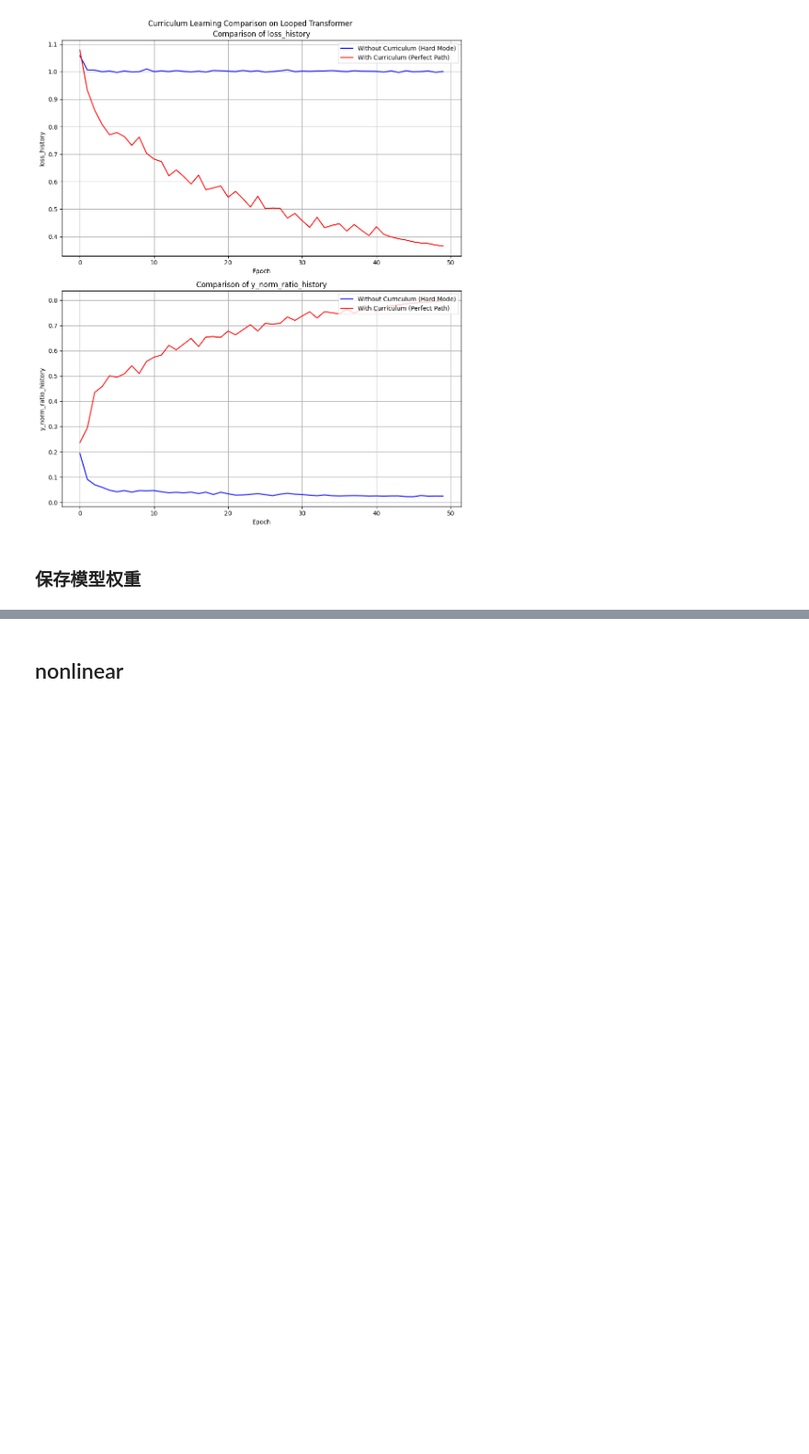
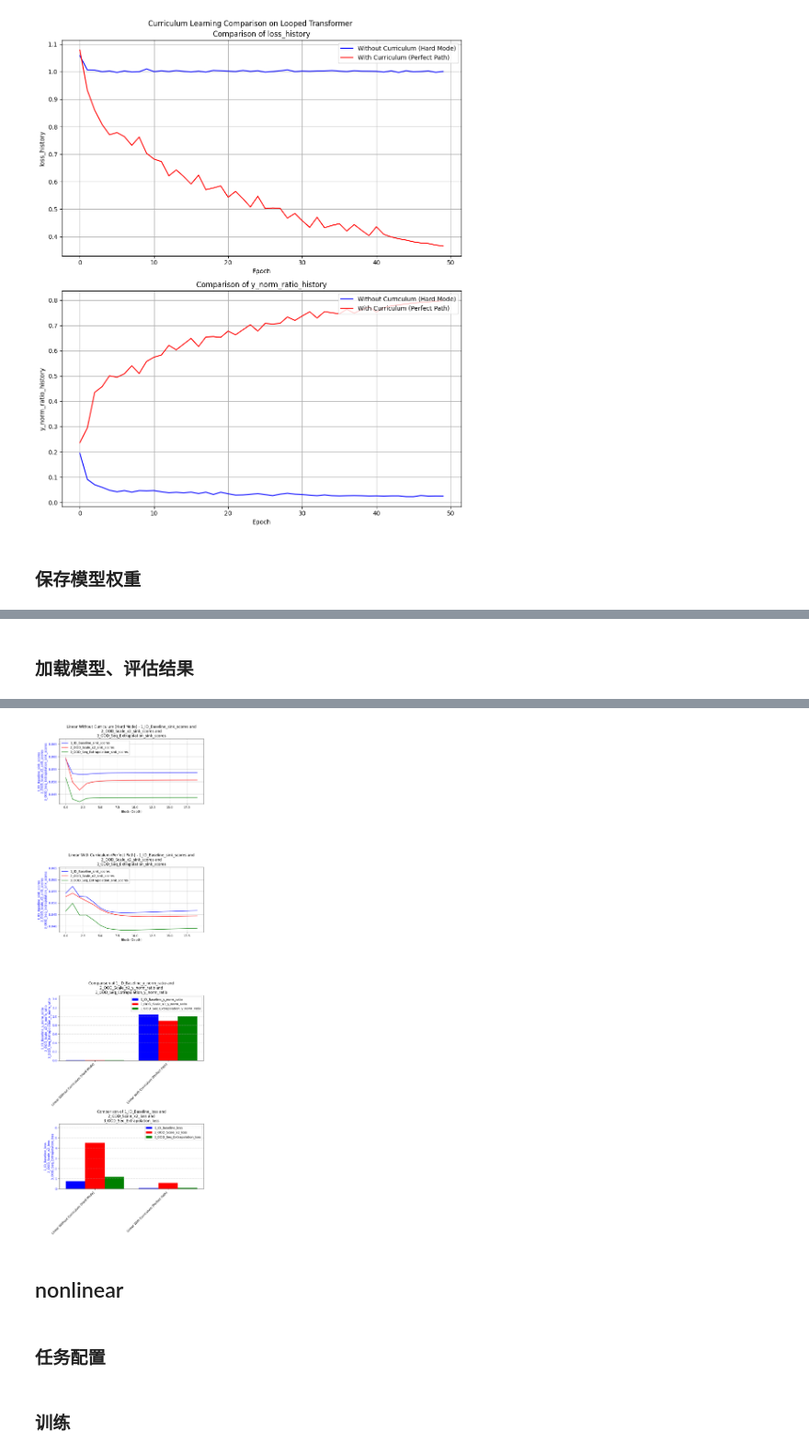
Before and after one commit to Bruce-lhq/looped-transformer-ablation-lab, a Jupyter notebook: Looped_Transformer.ipynb, the cells around one changed output, grey strips where cells are left out. Shown at 92% size. Cells and saved outputs as stored; diff of their text form; code cells hidden in the pictures; blank space fills up the shorter version.

Commit message:
添加了save_checkpoint与load_checkpoint功能,支持断点续训与评估

```diff
--- a/Looped_Transformer.ipynb
+++ b/Looped_Transformer.ipynb
@@ -1006,6 +1091,7 @@ def default_setup(manual=None):
         optimizer_type='adamw',         # str: 优化器类型 ('adam' 或 'sgd'或 'adamw')
         wd_adamw=0.01,                  # float: AdamW优化器的权重衰减系数，仅当optimizer_type='adamw'时有效
         task='regression',              # str: 任务类型 ('regression')
+        load_path=None,                 # str or 'auto'(指'saved_checkpoints/<safe_experiment_name>.pth') or None: 预训练模型路径 (None表示不加载预训练模型)
     )
 
     train_parameters = dict(
@@ -1036,6 +1122,7 @@ def default_setup(manual=None):
                                         # 'duration_ratio': float, curriculum learning 的持续时间占比，取值范围为0到1，表示在训练的前duration_ratio比例的时间内逐渐增加有效d_x或seq_len，之后保持不变。
         print_every=20,                 # int or None: 打印频率/epoch (None表示不打印训练过程中的损失信息)
         timing=True,                    # bool: 是否打印训练时间
+        save_path=None                  # str or 'auto'(指'saved_checkpoints/<safe_experiment_name>.pth') or None: 训练完成后模型的保存路径 (None表示不保存模型)
     )
 
     eval_config=dict(
@@ -1931,0 +1972,69 @@ Experiment 2/2 completed.
+# %% [markdown]
+### 加载模型、评估结果
+# %%
+manual_config = dict(
+    # 任务基础配置
+    data_type='linear',
+    d_x=20,
+    seq_len=80,
+    batch_size=64,
+
+    # 模型架构 (完全对齐论文)
+    num_blocks=20,
+    num_eff=15,
+    d_model=256,
+    num_heads=8,
+    pe_type=['learned_ape'],
+
+    # 核心物理机制配置
+    x_init='zero',               # 绝对零起点
+    init_std='auto',             # 方差自适应 (1/sqrt(256))
+    residual_gate=(1, 1),        # 标准注入
+    residual_gate_type='fixed',
+
+    # 优化器剥离外挂
+    optimizer_type='adam',
+    lr=1e-4,
+    layer_weight_decay=1.0,      # 关闭层级惩罚
+    seq_weight_decay=1.0,        # 关闭时间步惩罚
+    scheduler_type=None,         # 恒定学习率
+
+    # 运行控制
+    epochs=50,
+    steps_per_epoch=200,
+    print_every=1,
+
+    scheduled_training=True      # 开启 b 的 Kick-start
+)
+
+test_table = ExperimentTable(params_groups=[
+    {
+        'experiment_name': 'Linear Without Curriculum (Hard Mode)',
+        'curriculum': {}, # 空字典关闭课程学习
+        'load_path': 'saved_checkpoints/Without_Curriculum_Hard_Mode_weights.pth'
+    },
+    {
+        'experiment_name': 'Linear With Curriculum (Perfect Path)',
+        'curriculum': {
+            'd_x': 5,
+            'seq_len': 10,
+            'duration_ratio': 0.8 # 前 40 个 epoch 完成课程
+        },
+        'load_path': 'saved_checkpoints/With_Curriculum_Perfect_Path_weights.pth'
+    }
+], manual=manual_config)
+
+results_lists = [
+    (['1_ID_Baseline_sink_scores','2_OOD_Scale_x2_sink_scores', '3_OOD_Seq_Extrapolation_sink_scores'], 'block'),
+    (['1_ID_Baseline_y_norm_ratio', '2_OOD_Scale_x2_y_norm_ratio', '3_OOD_Seq_Extrapolation_y_norm_ratio'], 'experiment'),
+    (['1_ID_Baseline_loss', '2_OOD_Scale_x2_loss', '3_OOD_Seq_Extrapolation_loss'], 'experiment')
+]
+
+eval_configs = [
+    {'eval_name': '1_ID_Baseline', 'ood_kwargs': {}}, # 分布内基准
+    {'eval_name': '2_OOD_Scale_x2', 'ood_kwargs': {'x_scale': 2.0}}, # X 尺度放大（测试抗干扰）
+    {'eval_name': '3_OOD_Seq_Extrapolation', 'ood_kwargs': {'seq_len_scale': 1.2}} # 序列长度外推（测试算法泛化）
+]
+test_table.run(result_lists=results_lists, modes=['evaluate','evaluate','evaluate'], eval_configs=eval_configs)
+test_table.plot(compare_experiments=False, subplot_shape=(-1,1),suptitle='')
+# %% [output]
@@ -1932,2 +2061,5 @@ Experiment 2/2 completed.
+[figure, added]
 # %% [markdown]
 ## nonlinear
+# %% [markdown]
+### 任务配置
@@ -1934 +2131,3 @@ Experiment 2/2 completed.
+# %% [markdown]
+### 训练
 # %%
```
Also changed, not shown: parts of 19 cells of this notebook, 3 other files.
